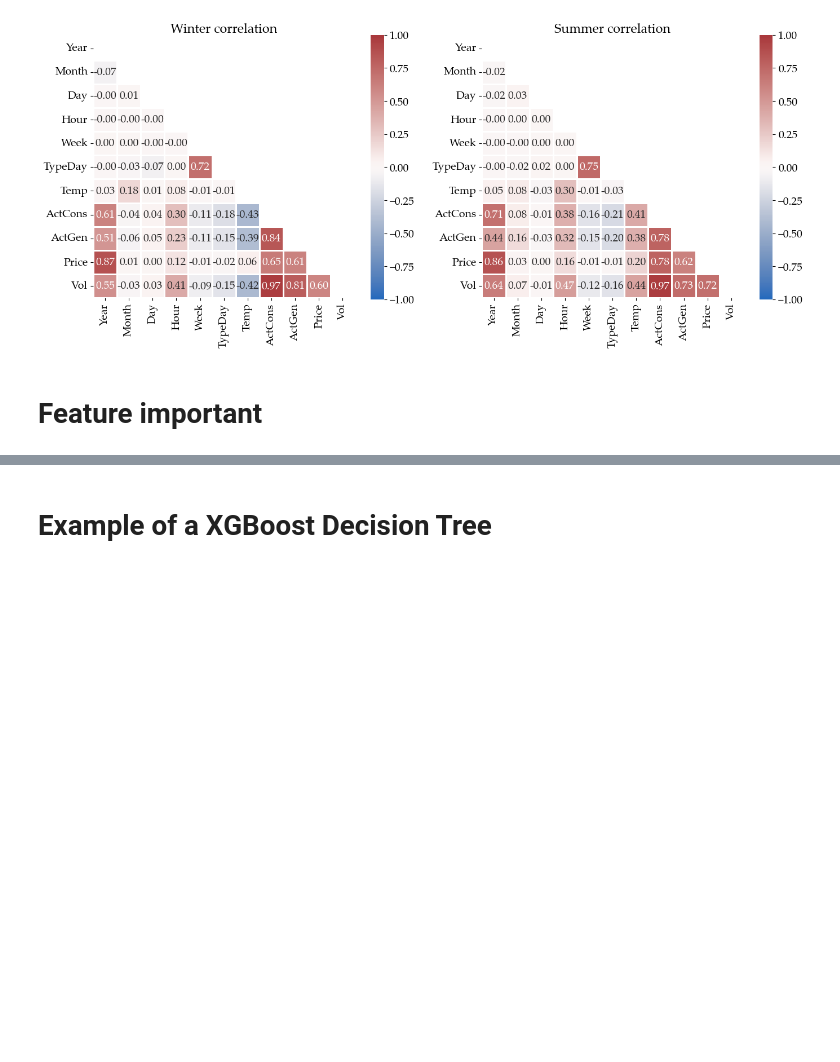
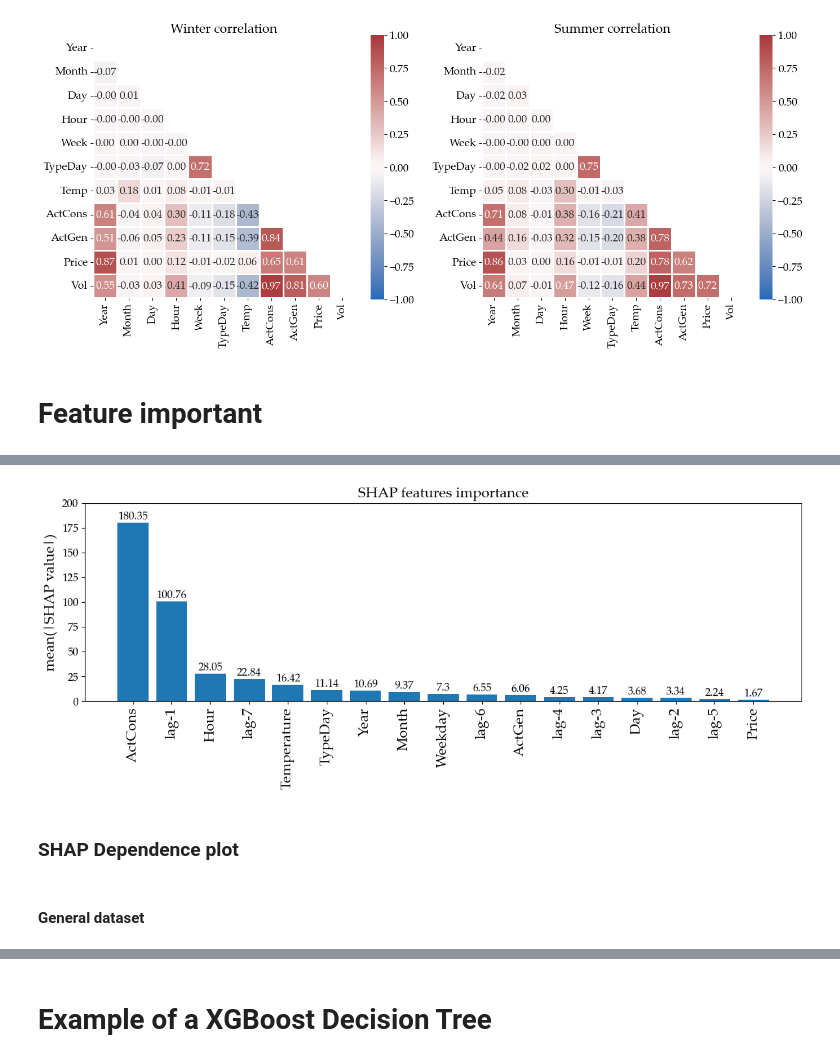
Before and after one commit to caapel/STLF, a Jupyter notebook: EDA.ipynb, the cells around one changed output, grey strips where cells are left out. Saved outputs shown, nothing was run; the diff lists cells and outputs as text; code cells hidden in the pictures; blank space fills up the shorter version.

```diff
--- a/EDA.ipynb
+++ b/EDA.ipynb
@@ -507,0 +557,26 @@ plt.show()
+# %%
+plt.figure(figsize=(12, 5))
+
+for bar in plt.bar(range(len(SHAP_importances.index)), SHAP_importances.importance, align='center', width=0.8):
+    yval = bar.get_height()
+
+    plt.text(bar.get_x() + bar.get_width()/2,
+             yval,
+             round(yval, 2),
+             ha='center',
+             va='bottom')
+
+plt.xticks(range(len(SHAP_importances.index)), SHAP_importances.index, rotation=90, fontsize=16)
+plt.ylim(0, 200)
+plt.ylabel('mean(|SHAP value|)', fontsize=16)
+plt.title('SHAP features importance', fontsize=16)
+plt.tight_layout()
+
+plt.savefig('pictures/SHAP_Importance.png', dpi = 300, transparent = True)
+plt.show()
+# %% [output]
+[figure, added]
+# %% [markdown]
+### SHAP Dependence plot
+# %% [markdown]
+#### General dataset
```
Also changed, not shown: parts of 36 cells of this notebook, 2 other files.
